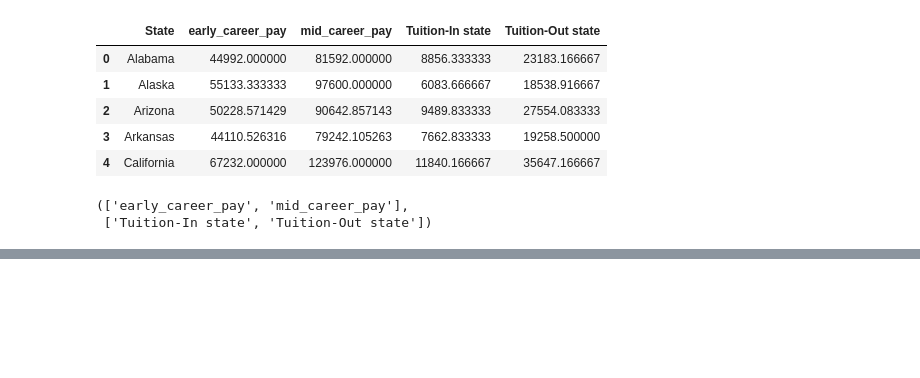
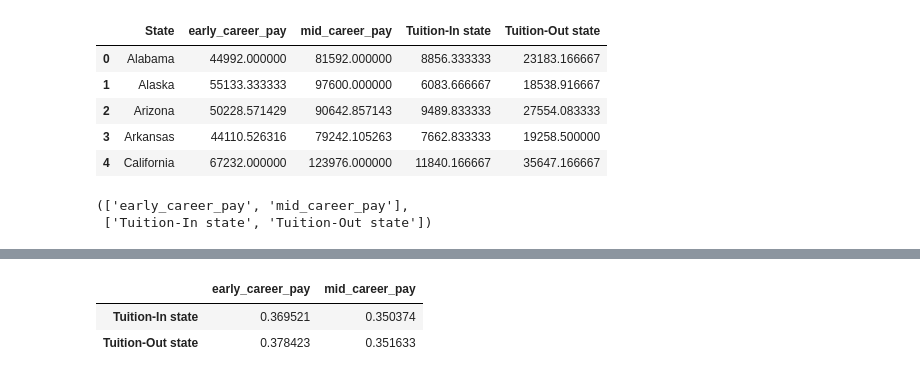
Before and after one commit to hypnos-coder/data-derby, a Jupyter notebook: src/novice/five/five-1.ipynb, the cells around one changed output, grey strips where cells are left out. Cells and saved outputs as stored; diff of their text form; code cells hidden in the pictures; blank space fills up the shorter version.

```diff
--- a/src/novice/five/five-1.ipynb
+++ b/src/novice/five/five-1.ipynb
@@ -171 +180,7 @@ fig.show()
+# %%
+df.iloc[:,1:].corr().iloc[2:, :2]
+# %% [output]
+|  | early_career_pay | mid_career_pay |
+| Tuition-In state | 0.369521 | 0.350374 |
+| Tuition-Out state | 0.378423 | 0.351633 |
 # %%
```
Also changed, not shown: parts of 3 cells of this notebook, 1 other file.
